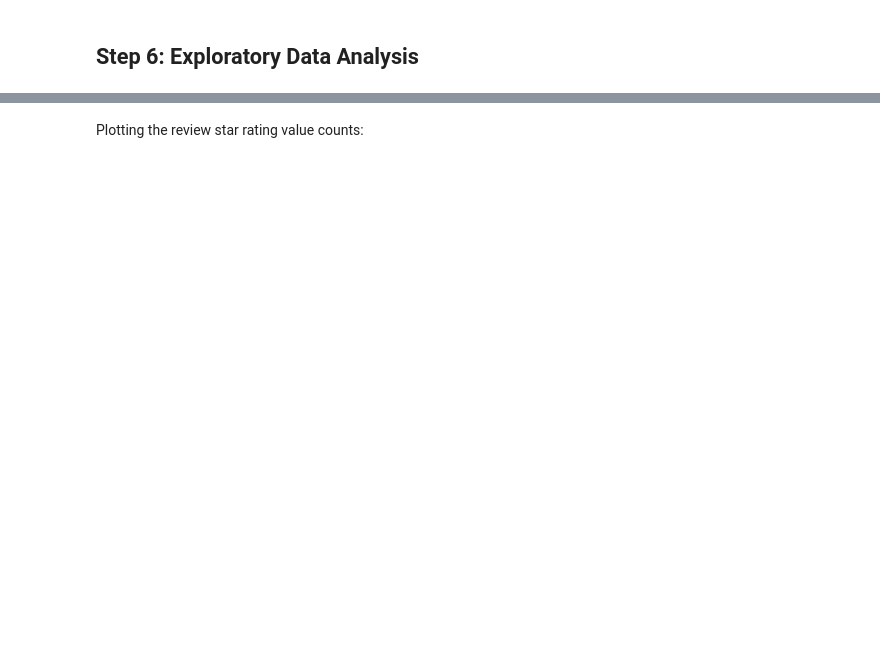
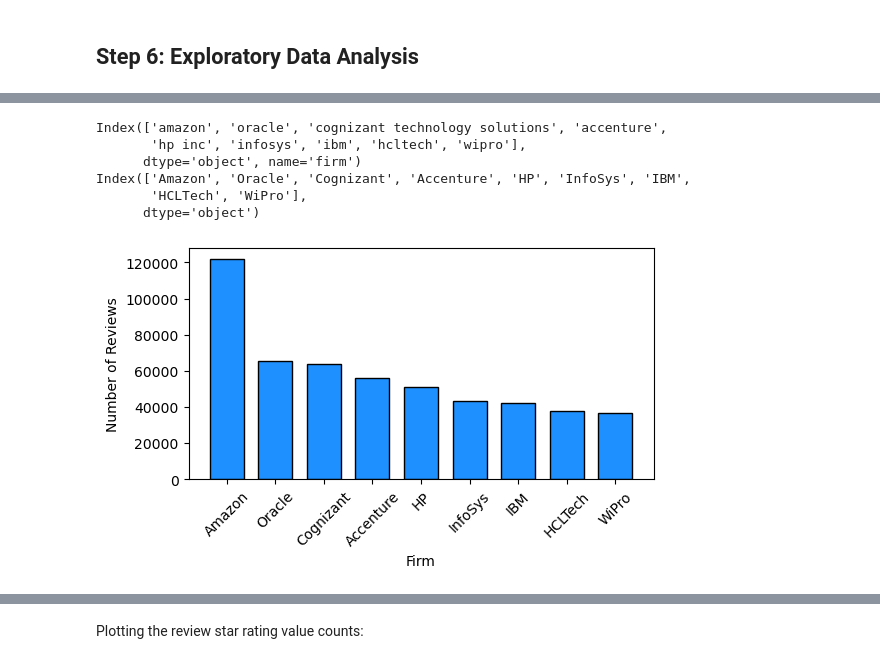
Before and after one commit to MatthiasGN/thesis, a Jupyter notebook: thesis-master.ipynb, the cells around one changed output, grey strips where cells are left out. Saved outputs shown, nothing was run; the diff lists cells and outputs as text; code cells hidden in the pictures; blank space fills up the shorter version.

```diff
--- a/thesis-master.ipynb
+++ b/thesis-master.ipynb
@@ -565,11 +588,10 @@ Here is an idea of the companies with the most reviews.
 # %%
-companies = merged_df['firm'].copy()
-comp_counts = companies.value_counts()
-comp_pcts = companies.value_counts(normalize=True)
+comp_counts = merged_df['firm'].value_counts()
+over_30k = comp_counts[comp_counts > 30000]
+comp_pcts = merged_df['firm'].value_counts(normalize=True)*100
 
-for company, count in comp_counts.items():
-    if count > 20000:
-        print("{} reviews, {:.2f}%: {}".format(count, comp_pcts[company]*100, company))
+for company, count in over_30k.items():
+    print("{} reviews, {:.2f}%: {}".format(count, comp_pcts[company], company))
 # %% [output]
 121747 reviews, 10.56%: amazon
 65660 reviews, 5.70%: oracle
@@ -587,0 +611,22 @@ for company, count in comp_counts.items():
+# %%
+print(over_30k.index)
+over_30k = over_30k.set_axis(['Amazon','Oracle','Cognizant','Accenture','HP','InfoSys','IBM','HCLTech','WiPro'])
+print(over_30k.index)
+# %% [output]
+Index(['amazon', 'oracle', 'cognizant technology solutions', 'accenture',
+       'hp inc', 'infosys', 'ibm', 'hcltech', 'wipro'],
+      dtype='object', name='firm')
+Index(['Amazon', 'Oracle', 'Cognizant', 'Accenture', 'HP', 'InfoSys', 'IBM',
+       'HCLTech', 'WiPro'],
+      dtype='object')
+# %%
+import matplotlib.pyplot as plt
+
+plt.figure(figsize=(6,3))
+plt.bar(over_30k.index.to_list(), height=over_30k, width=0.7, color='dodgerblue', edgecolor='black')
+plt.xlabel('Firm')
+plt.xticks(rotation=45)
+plt.ylabel('Number of Reviews')
+plt.show()
+# %% [output]
+[figure, added]
```
Also changed, not shown: parts of 30 cells of this notebook.
